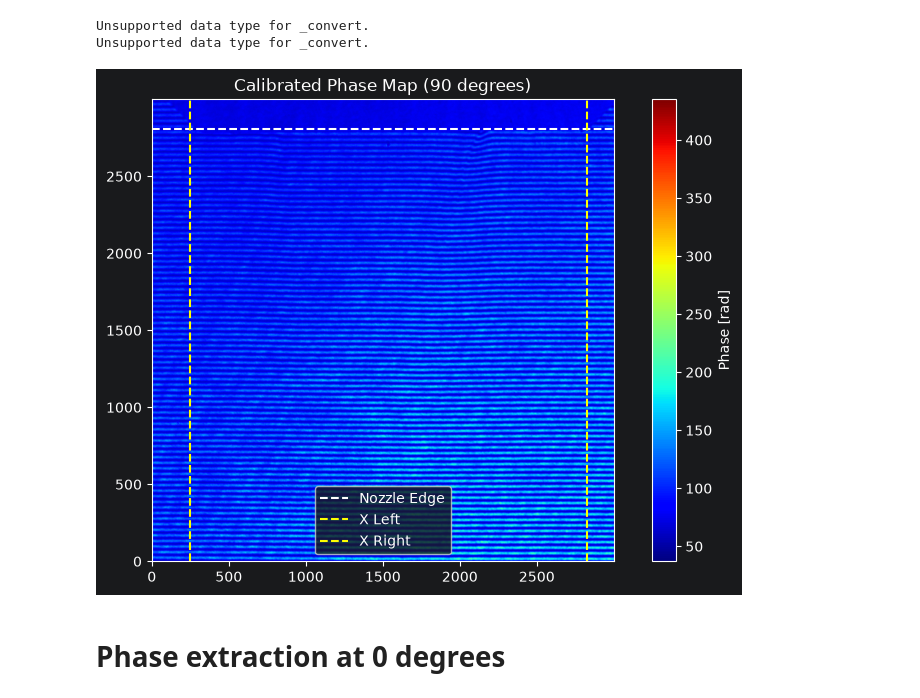
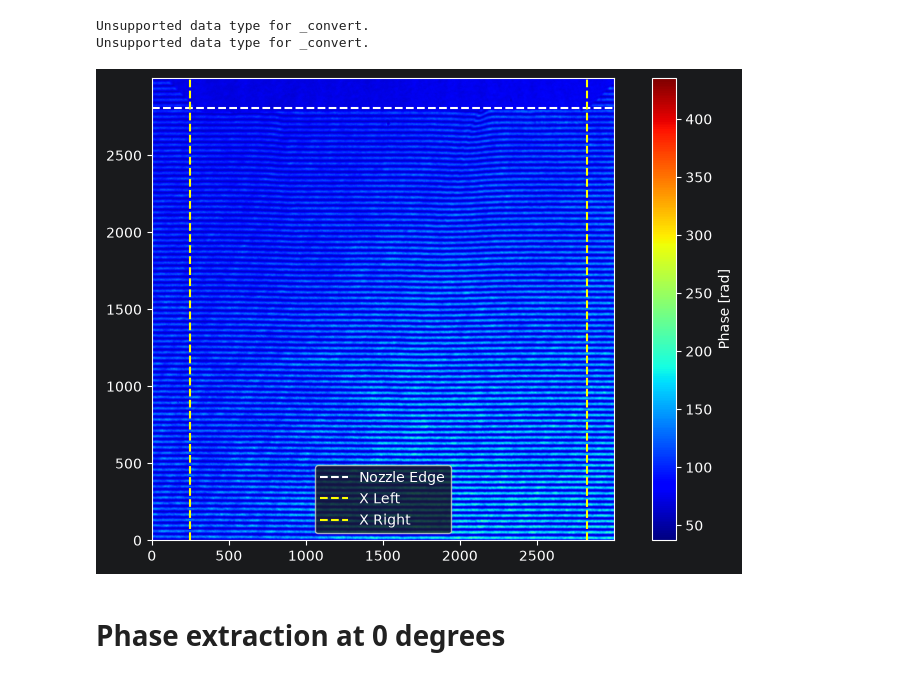
Before and after one commit to MalkaTargetry/nozzle_analysis, a Jupyter notebook: notebooks/nozzle_142.ipynb, the cells around one changed output. Saved outputs shown, nothing was run; the diff lists cells and outputs as text; code cells hidden in the pictures.

```diff
--- a/notebooks/nozzle_142.ipynb
+++ b/notebooks/nozzle_142.ipynb
@@ -54,16 +57,15 @@ px_to_mm = calib.calculate_px_to_mm(x_left, x_right, NOZZLE_WIDTH_MM)
 # %%
 # show the calibrated phase map with the x range and nozzle edge
 plt.figure(figsize=(10, 6))
 plt.imshow(exp_roi, origin="lower", cmap="jet")
 plt.axhline(ref_edge, color="white", linestyle="--", label="Nozzle Edge")
 plt.axvline(x_left, color="yellow", linestyle="--", label="X Left")
 plt.axvline(x_right, color="yellow", linestyle="--", label="X Right")
-plt.title("Calibrated Phase Map (90 degrees)")
 plt.colorbar(label="Phase [rad]")
 plt.legend()
 plt.show()
 # %% [output]
-[figure, old version]
+[figure, new version]
 # %% [markdown]
 # Phase extraction at 0 degrees
 # %%
```
Also changed, not shown: parts of 4 cells of this notebook.
